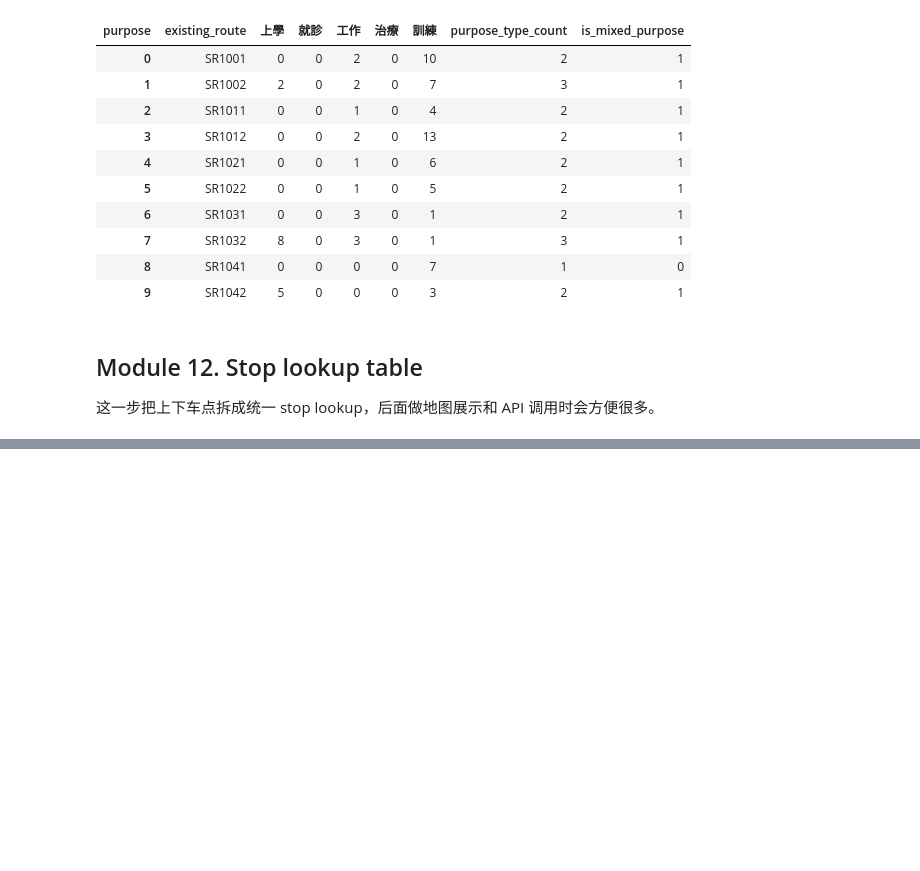
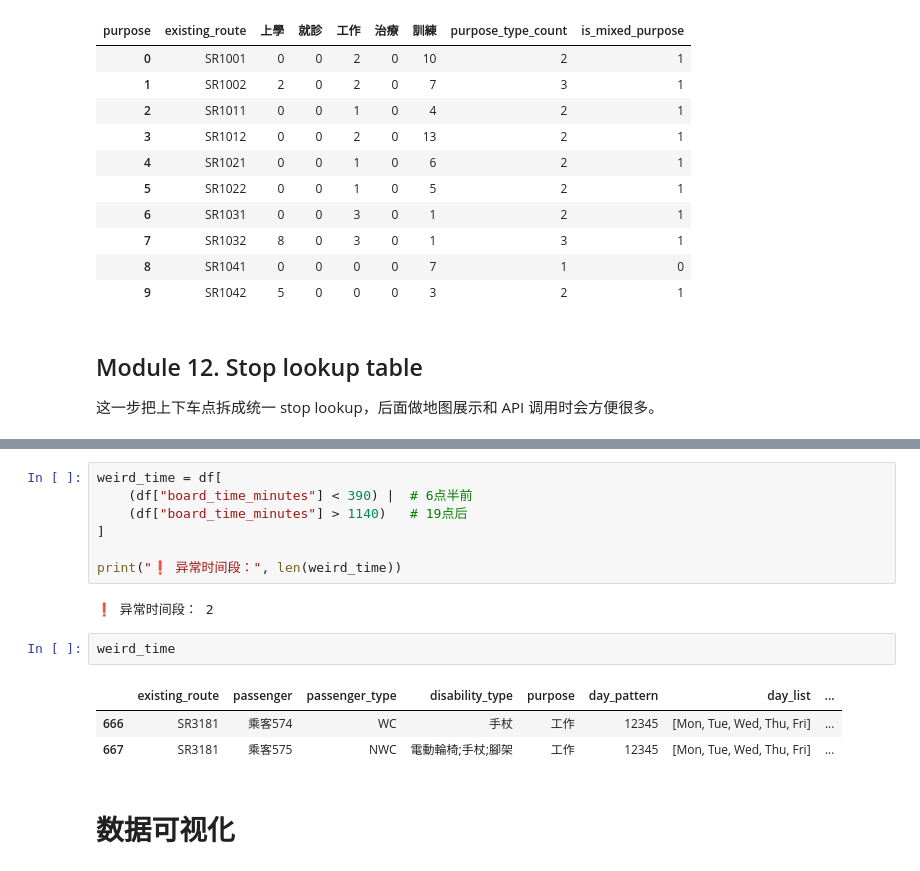
Before and after one commit to Chenbei2002/rehabus-route-optimization, a Jupyter notebook: rehabus_srs_data_processing.ipynb, the cells around one changed output, grey strips where cells are left out. Saved outputs shown, nothing was run; the diff lists cells and outputs as text; blank space fills up the shorter version.

```diff
--- a/rehabus_srs_data_processing.ipynb
+++ b/rehabus_srs_data_processing.ipynb
@@ -603,0 +773,17 @@ print("- stop_lookup.csv")
+# %%
+weird_time = df[
+    (df["board_time_minutes"] < 390) |  # 6点半前
+    (df["board_time_minutes"] > 1140)   # 19点后
+]
+
+print("❗ 异常时间段：", len(weird_time))
+# %% [output]
+❗ 异常时间段： 2
+# %%
+weird_time
+# %% [output]
+|  | existing_route | passenger | passenger_type | disability_type | purpose | day_pattern | day_list | ... |
+| 666 | SR3181 | 乘客574 | WC | 手杖 | 工作 | 12345 | [Mon, Tue, Wed, Thu, Fri] | ... |
+| 667 | SR3181 | 乘客575 | NWC | 電動輪椅;手杖;腳架 | 工作 | 12345 | [Mon, Tue, Wed, Thu, Fri] | ... |
+# %% [markdown]
+# 数据可视化
```
Also changed, not shown: parts of 22 cells of this notebook, 36 other files.
